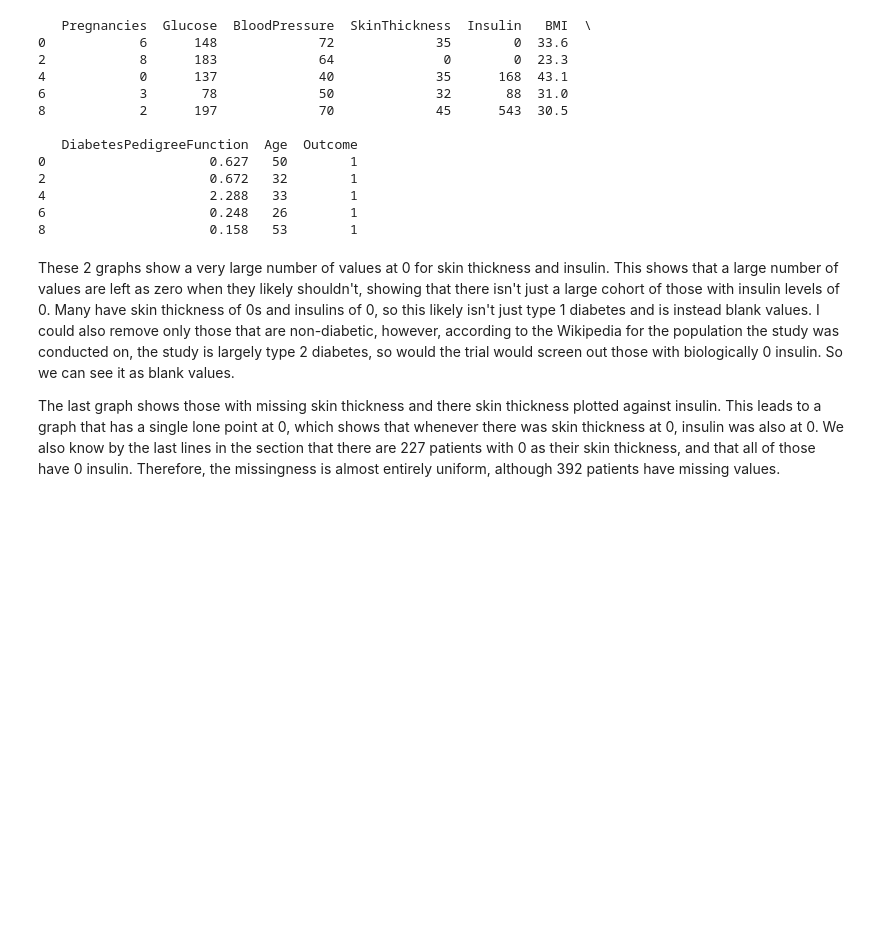
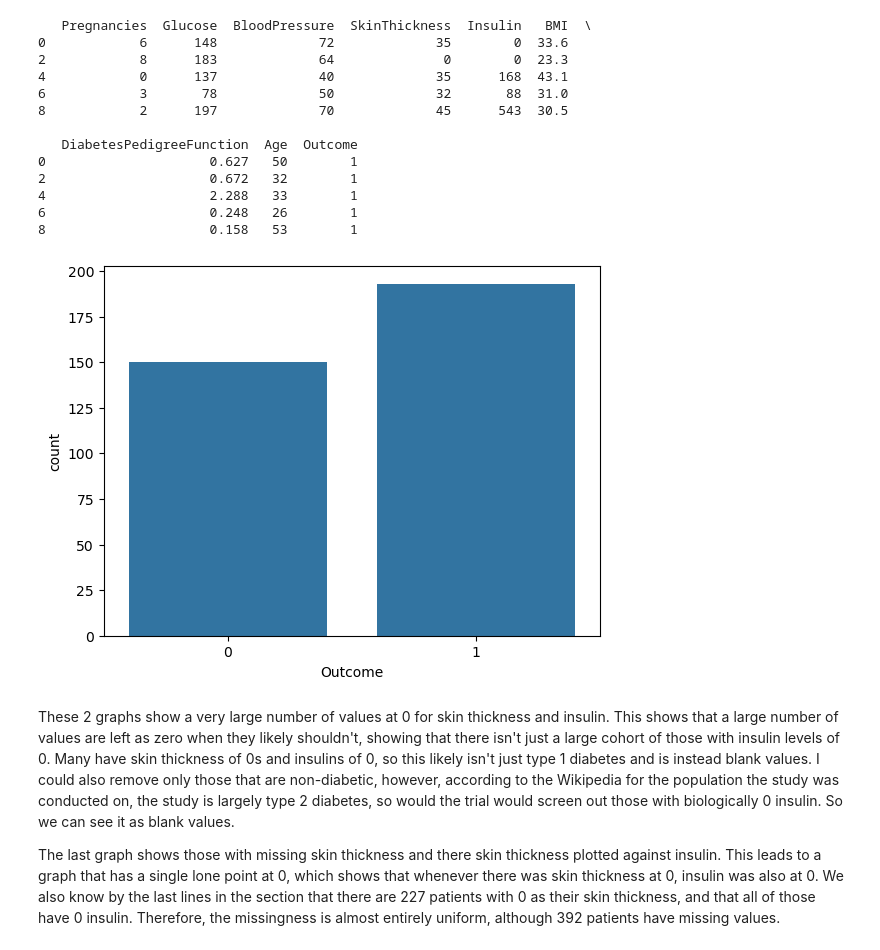
Before and after one commit to oliveradams949/Summer-Portfolio, a Jupyter notebook: Diabetes Dataset/Diabetes Dataset Notebook.ipynb, the cells around one changed output. Saved outputs shown, nothing was run; the diff lists cells and outputs as text; code cells hidden in the pictures; blank space fills up the shorter version.

```diff
--- a/Diabetes Dataset/Diabetes Dataset Notebook.ipynb
+++ b/Diabetes Dataset/Diabetes Dataset Notebook.ipynb
@@ -61,10 +61,9 @@ exceed_glucose=df[df["Glucose"]>average_glucose]
 
 diabetes_number_exceed  = exceed_glucose["Outcome"].value_counts()
 # %%
-melted_exceed = pd.melt(
-    frame=exceed_glucose,
-    id_vars=["Pregnancies", "BloodPressure", "SkinThickness", "Insulin", "BMI", "DiabetesPedigreeFunction", "Age"],
-    value_vars=["Outcome"],
-    var_name="Demographic",
-    value_name="Status"
-)
+sns.countplot(data=exceed_glucose, x="Outcome")
+
+plt.show()
+plt.close()
+# %% [output]
+[figure, added]
```
Also changed, not shown: parts of 1 cell of this notebook.
